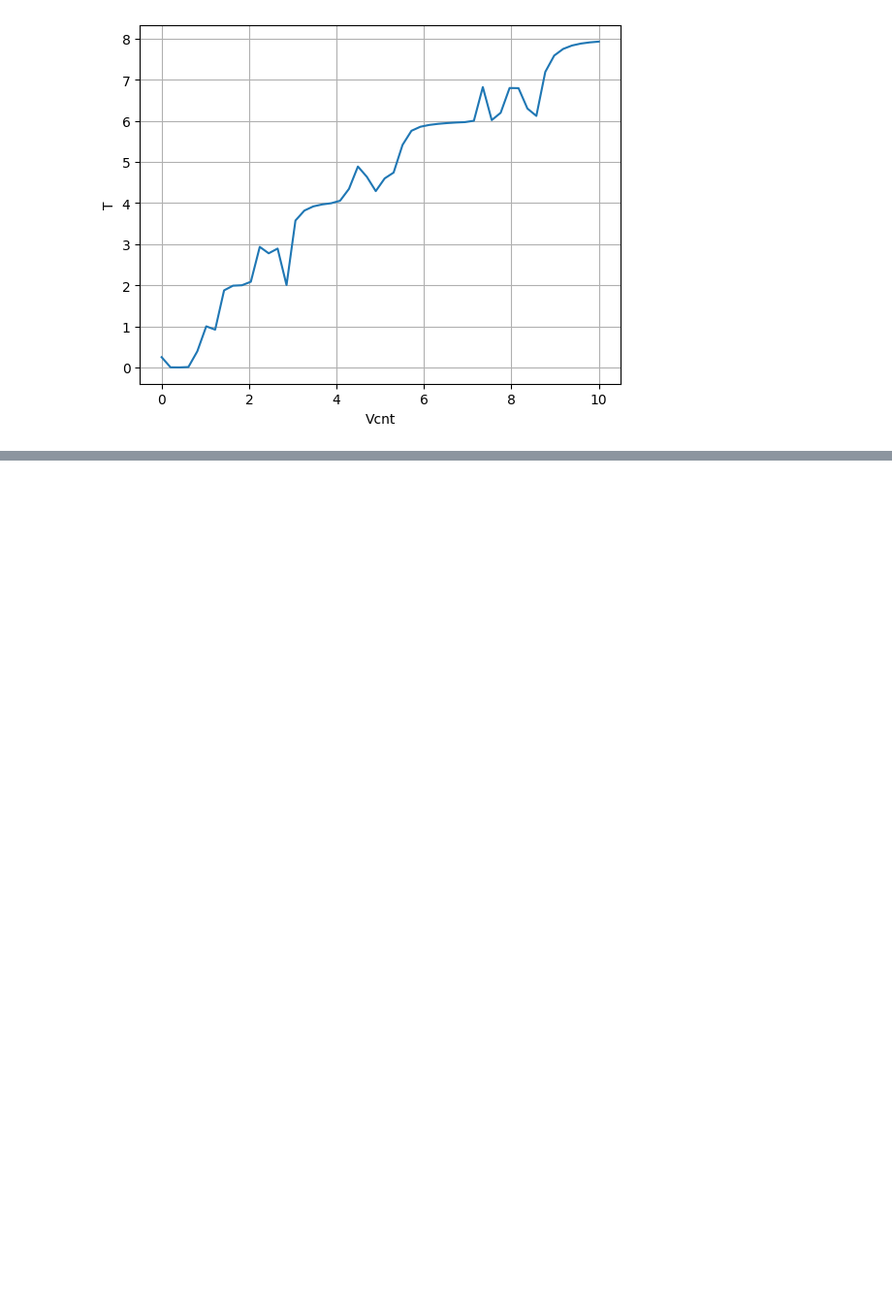
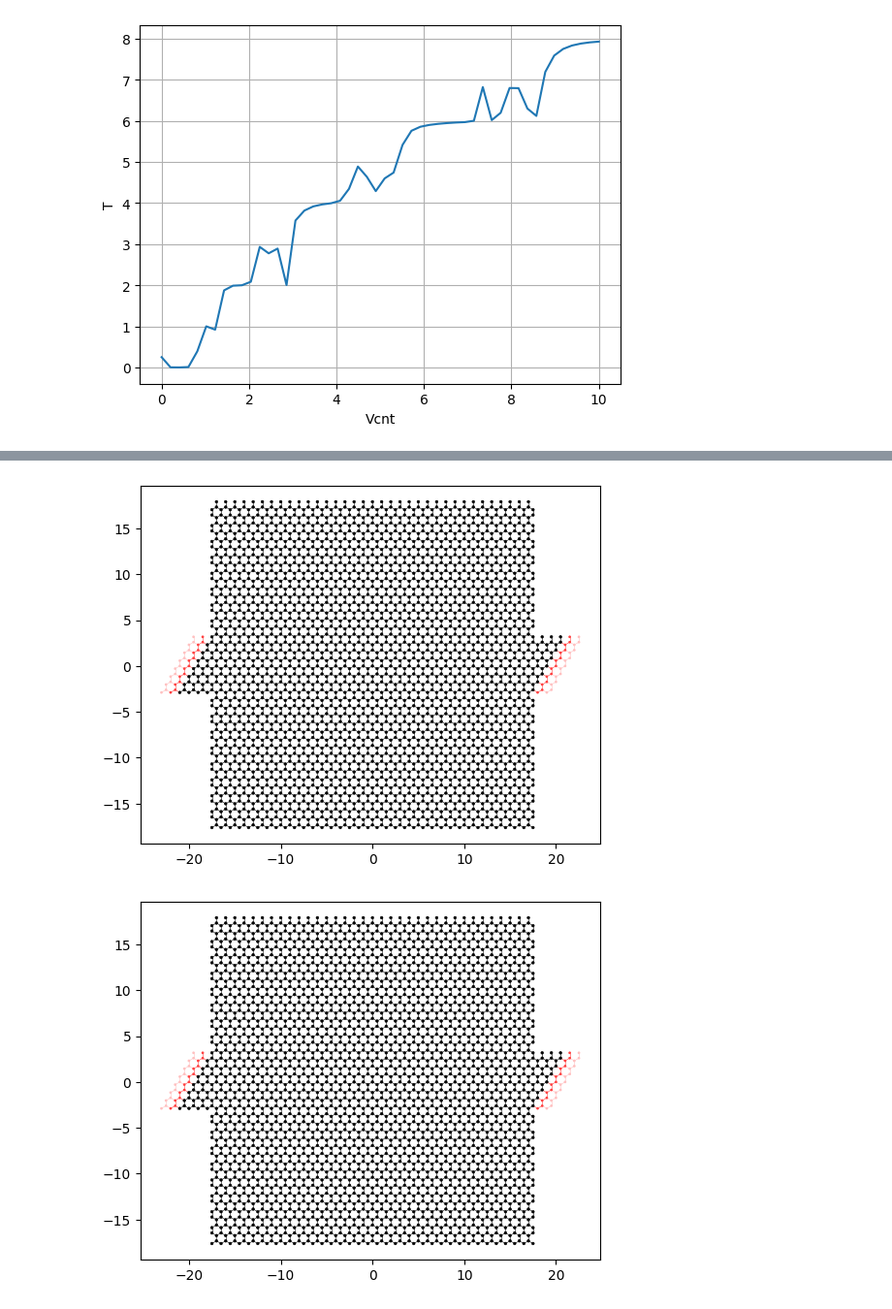
Before and after one commit to colinrenard/LELEC2710, a Jupyter notebook: SLG.ipynb, the cells around one changed output, grey strips where cells are left out. Shown at 97% size. Cells and saved outputs as stored; diff of their text form; code cells hidden in the pictures; blank space fills up the shorter version.

```diff
--- a/SLG.ipynb
+++ b/SLG.ipynb
@@ -188,0 +157,30 @@ ValueError: Site family <Monatomic lattice 0 with 1 orbitals> does not have comm
+# %%
+#### Define the leads. ####
+
+def horizontal_lead_shape(pos, W=W_lead):
+    x, y = pos
+    return abs(x) < W and abs(y) < W
+
+# Left Lead
+sym_left = kwant.TranslationalSymmetry(graphene.vec((-1, 0)))
+
+left_lead = kwant.Builder(sym_left)
+left_lead[graphene.shape(horizontal_lead_shape, (0, 0))] = -V_cnt
+left_lead[[kwant.builder.HoppingKind(*hopping) for hopping in hoppings]] = -t
+syst.attach_lead(left_lead)
+
+
+# Right Lead
+sym_right = kwant.TranslationalSymmetry(graphene.vec((1, 0)))
+
+right_lead = kwant.Builder(sym_right)
+right_lead[graphene.shape(horizontal_lead_shape, (0, 0))] = V_cnt
+right_lead[[kwant.builder.HoppingKind(*hopping) for hopping in hoppings]] = -t
+syst.attach_lead(right_lead)
+
+# Then, plot the system with leads.
+kwant.plot(syst, site_color=family_colors, site_lw=0.1,
+           lead_site_lw=0, colorbar=False)
+# %% [output]
+[figure, added]
+[figure, added]
```
Also changed, not shown: parts of 3 cells of this notebook.
